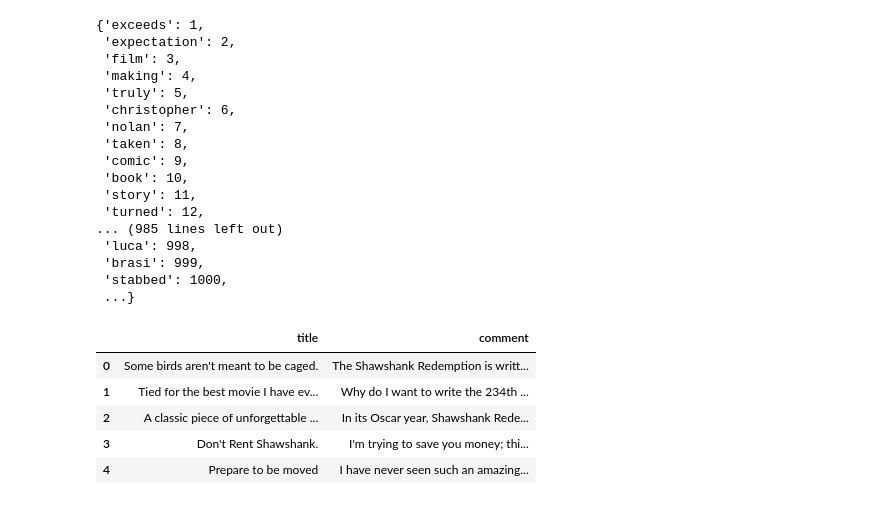
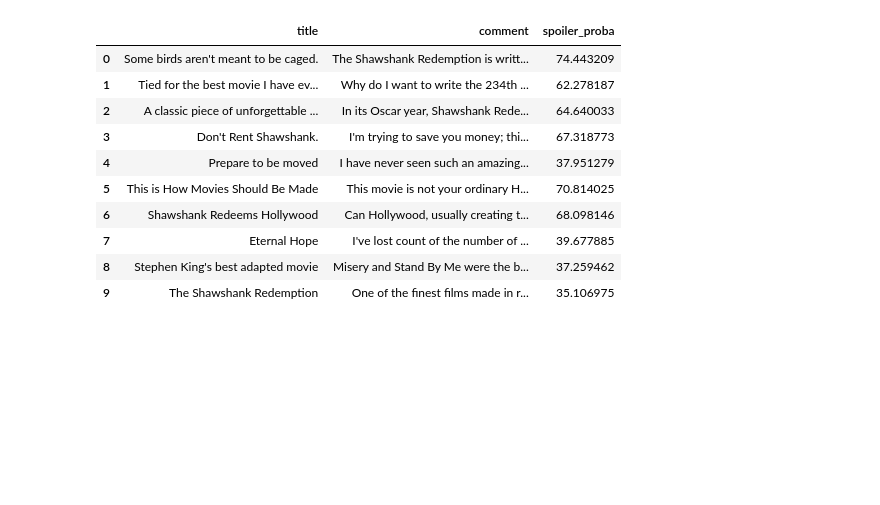
Before and after one commit to juanchimdo/splocked, a Jupyter notebook: notebooks/EduardoBetancourt_notebook/Predict Scores From Scraping.ipynb, the cells around one changed output. Cells and saved outputs as stored; diff of their text form; code cells hidden in the pictures; blank space fills up the shorter version.

```diff
--- a/notebooks/EduardoBetancourt_notebook/Predict Scores From Scraping.ipynb
+++ b/notebooks/EduardoBetancourt_notebook/Predict Scores From Scraping.ipynb
@@ -11,38 +36,21 @@ model = load_model('../../model_baseline')
-# %%
-# load the word_to_dic
-import json
-with open('../../word_to_id.json') as json_file:
-    word_dict = json.load(json_file)
-word_dict
-# %% [output]
-{'exceeds': 1,
- 'expectation': 2,
- 'film': 3,
- 'making': 4,
- 'truly': 5,
- 'christopher': 6,
- 'nolan': 7,
- 'taken': 8,
- 'comic': 9,
- 'book': 10,
- 'story': 11,
- 'turned': 12,
-... (985 lines left out)
- 'luca': 998,
- 'brasi': 999,
- 'stabbed': 1000,
- ...}
-# %%
-df.head()
-# %% [output]
-|  | title | comment |
-| 0 | Some birds aren't meant to be caged. | The Shawshank Redemption is writt... |
-| 1 | Tied for the best movie I have ev... | Why do I want to write the 234th ... |
-| 2 | A classic piece of unforgettable ... | In its Oscar year, Shawshank Rede... |
-| 3 | Don't Rent Shawshank. | I'm trying to save you money; thi... |
-| 4 | Prepare to be moved | I have never seen such an amazing... |
 # %%
 # Apply preprocessing
 from splocked.predict import preprocess_review
 import numpy as np
-preprocessed_reviews = [preprocess_review(review, word_dict) for review in df['title'] + ' ' df['comment']]
+preprocessed_reviews = [preprocess_review(review, word_dict) for review in df['title'] + ' ' + df['comment']]
+
+# apply the prediction to all the reviews
+df['spoiler_proba'] = [model.predict(review)[0][0]*100 for review in preprocessed_reviews]
+df.head(10)
+# %% [output]
+|  | title | comment | spoiler_proba |
+| 0 | Some birds aren't meant to be caged. | The Shawshank Redemption is writt... | 74.443209 |
+| 1 | Tied for the best movie I have ev... | Why do I want to write the 234th ... | 62.278187 |
+| 2 | A classic piece of unforgettable ... | In its Oscar year, Shawshank Rede... | 64.640033 |
+| 3 | Don't Rent Shawshank. | I'm trying to save you money; thi... | 67.318773 |
+| 4 | Prepare to be moved | I have never seen such an amazing... | 37.951279 |
+| 5 | This is How Movies Should Be Made | This movie is not your ordinary H... | 70.814025 |
+| 6 | Shawshank Redeems Hollywood | Can Hollywood, usually creating t... | 68.098146 |
+| 7 | Eternal Hope | I've lost count of the number of ... | 39.677885 |
+| 8 | Stephen King's best adapted movie | Misery and Stand By Me were the b... | 37.259462 |
+| 9 | The Shawshank Redemption | One of the finest films made in r... | 35.106975 |
```
Also changed, not shown: parts of 5 cells of this notebook, 1 other file.
